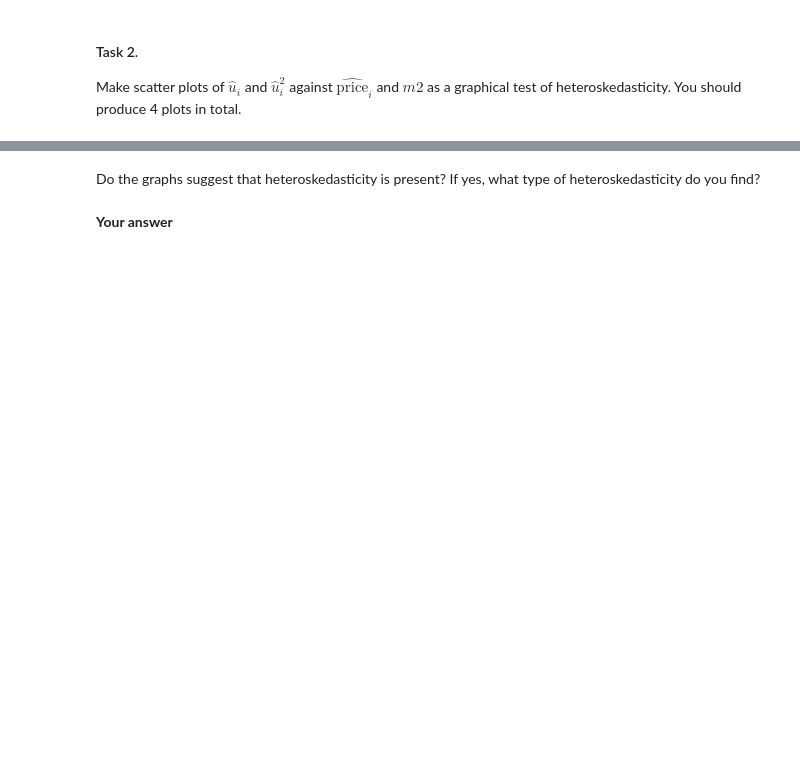
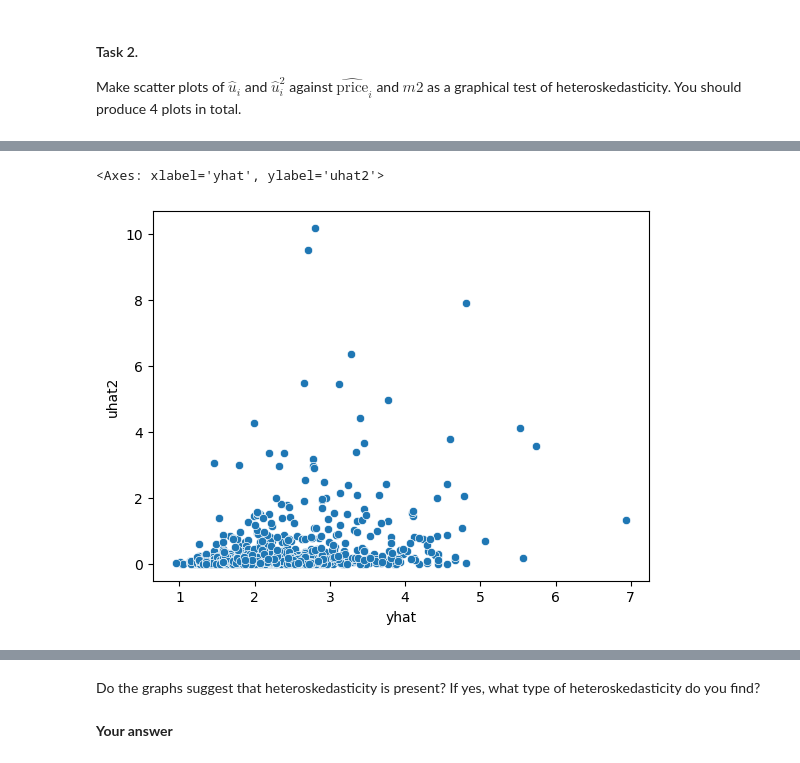
Before and after one commit to hmf512/EconometricsA, a Jupyter notebook: 2_class/PS7_Heteroskedasticity_WLS_and_robust_std/ex_ante.ipynb, the cells around one changed output, grey strips where cells are left out. Saved outputs shown, nothing was run; the diff lists cells and outputs as text; code cells hidden in the pictures; blank space fills up the shorter version.

```diff
--- a/2_class/PS7_Heteroskedasticity_WLS_and_robust_std/ex_ante.ipynb
+++ b/2_class/PS7_Heteroskedasticity_WLS_and_robust_std/ex_ante.ipynb
@@ -86,5 +125,8 @@ sns.scatterplot(x=..., y=..., data=...) # fill in the blanks
 # %%
 # u_hat^2 vs price
-...
+sns.scatterplot(x='yhat', y='uhat2', data=df)
+# %% [output]
+<Axes: xlabel='yhat', ylabel='uhat2'>
+[figure, added]
 # %%
 # u_hat vs m2
```
Also changed, not shown: parts of 16 cells of this notebook.
